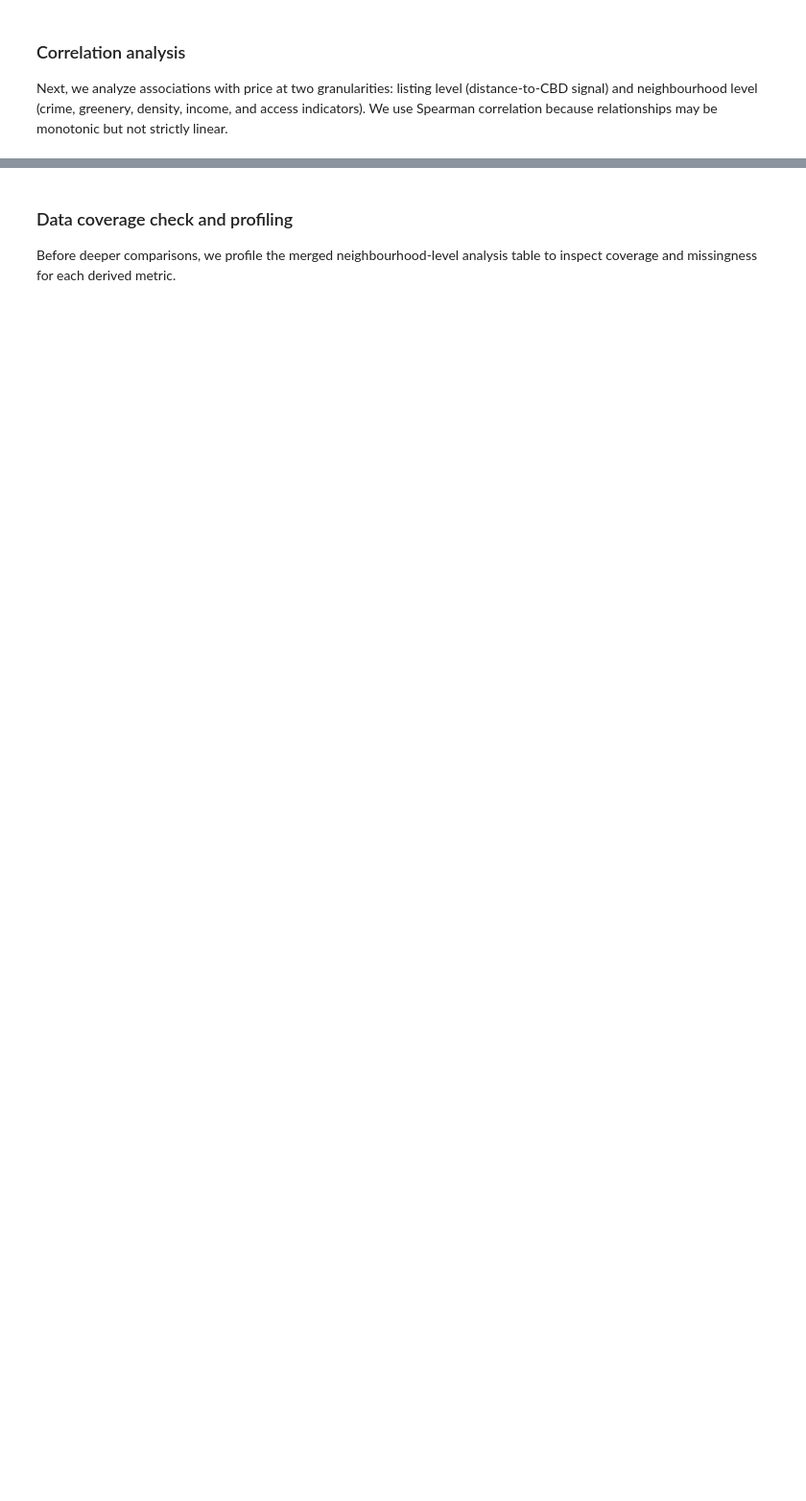
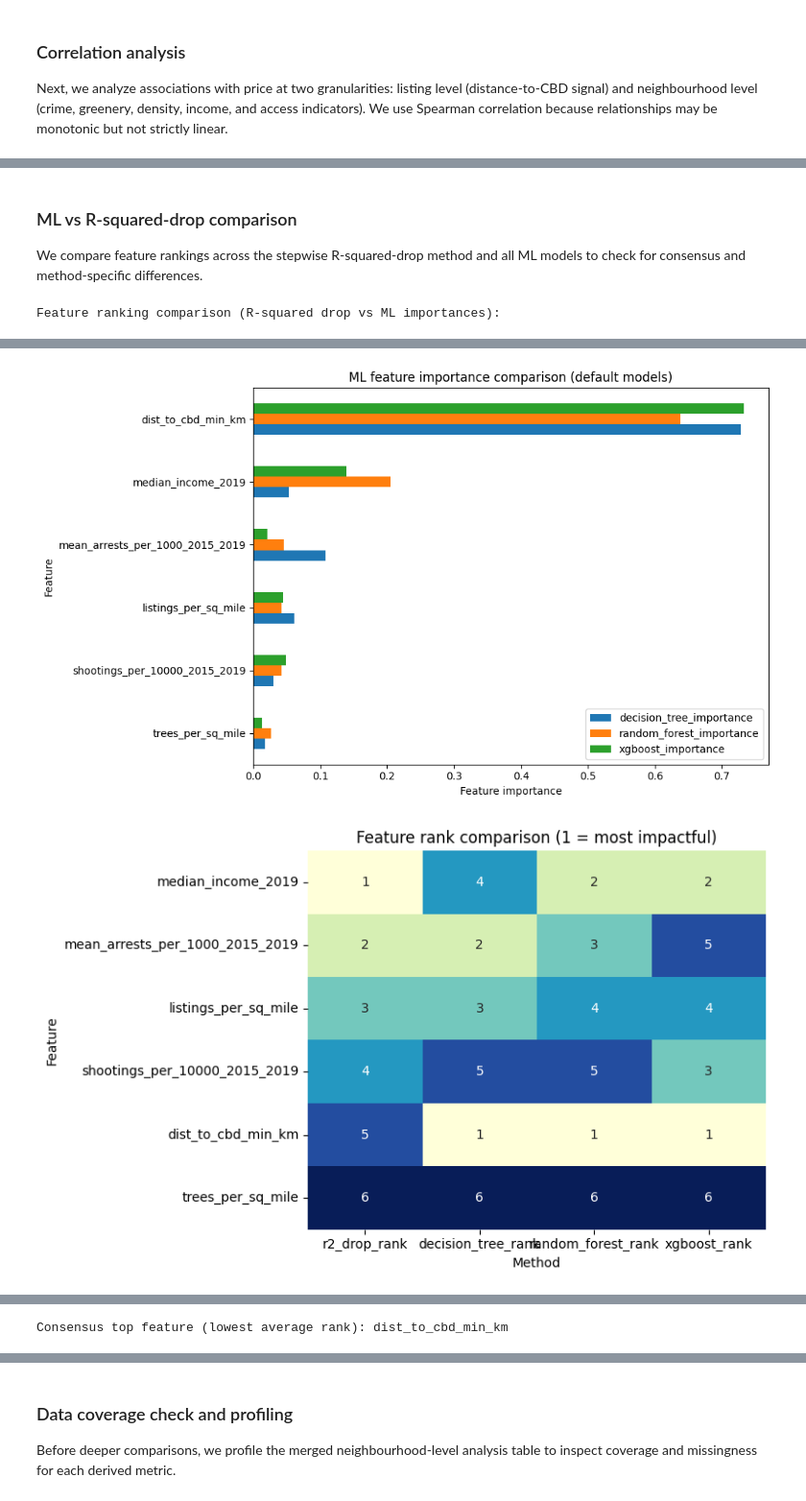
Before and after one commit to nigelyeap/airbnb_nyc, a Jupyter notebook: SC3021 cleaned_ys.ipynb, the cells around one changed output, grey strips where cells are left out. Shown at 96% size. Saved outputs shown, nothing was run; the diff lists cells and outputs as text; code cells hidden in the pictures; blank space fills up the shorter version.

```diff
--- a/SC3021 cleaned_ys.ipynb
+++ b/SC3021 cleaned_ys.ipynb
@@ -1547,0 +1666,71 @@ Spearman correlation with average_price (neighbourhood level):
+# %% [markdown]
+### ML vs R-squared-drop comparison
+
+We compare feature rankings across the stepwise R-squared-drop method and all ML models to check for consensus and method-specific differences.
+# %%
+# Merge stepwise R-squared ranking with ML feature importances
+r2_rank_view = r2_drop_df[['feature_removed', 'r2_drop', 'r2_drop_rank']].rename(columns={'feature_removed': 'feature'})
+
+comparison_df = ml_importance_df.merge(r2_rank_view, on='feature', how='left')
+comparison_df = comparison_df.sort_values('random_forest_importance', ascending=False).reset_index(drop=True)
+
+comparison_df['decision_tree_rank'] = comparison_df['decision_tree_importance'].rank(ascending=False, method='min').astype(int)
+comparison_df['random_forest_rank'] = comparison_df['random_forest_importance'].rank(ascending=False, method='min').astype(int)
+comparison_df['xgboost_rank'] = comparison_df['xgboost_importance'].rank(ascending=False, method='min').astype(int)
+comparison_df['avg_rank'] = comparison_df[[
+    'r2_drop_rank', 'decision_tree_rank', 'random_forest_rank', 'xgboost_rank'
+]].mean(axis=1)
+
+print('Feature ranking comparison (R-squared drop vs ML importances):')
+display(comparison_df)
+
+# Grouped horizontal bar chart of ML feature importances
+plot_df = comparison_df.set_index('feature')[[
+    'decision_tree_importance',
+    'random_forest_importance',
+    'xgboost_importance',
+]].sort_values('random_forest_importance', ascending=True)
+
+plot_df.plot(kind='barh', figsize=(10, 6))
+plt.xlabel('Feature importance')
+plt.ylabel('Feature')
+plt.title('ML feature importance comparison (default models)')
+plt.tight_layout()
+plt.show()
+
+# Rank heatmap for cross-method comparison
+rank_heatmap_df = comparison_df.set_index('feature')[[
+    'r2_drop_rank',
+    'decision_tree_rank',
+    'random_forest_rank',
+    'xgboost_rank'
+]].sort_values('r2_drop_rank')
+
+plt.figure(figsize=(8, 5))
+sns.heatmap(rank_heatmap_df, annot=True, fmt='d', cmap='YlGnBu', cbar=False)
+plt.title('Feature rank comparison (1 = most impactful)')
+plt.xlabel('Method')
+plt.ylabel('Feature')
+plt.tight_layout()
+plt.show()
+
+# Individual importance charts (appendix-style detail)
+fig, axes = plt.subplots(1, 3, figsize=(16, 4), sharey=True)
+for ax, col, title in [
+    (axes[0], 'decision_tree_importance', 'Decision Tree'),
+    (axes[1], 'random_forest_importance', 'Random Forest'),
+    (axes[2], 'xgboost_importance', 'XGBoost'),
+]:
+    model_view = comparison_df[['feature', col]].sort_values(col, ascending=True)
+    ax.barh(model_view['feature'], model_view[col])
+    ax.set_title(f'{title} importance')
+    ax.set_xlabel('Importance')
+
+axes[0].set_ylabel('Feature')
+plt.tight_layout()
+plt.show()
+
+consensus_top_feature = comparison_df.sort_values('avg_rank', ascending=True).iloc[0]['feature']
+print('Consensus top feature (lowest average rank):', consensus_top_feature)
+# %% [output]
+Feature ranking comparison (R-squared drop vs ML importances):
@@ -1547,0 +1744,2 @@ Spearman correlation with average_price (neighbourhood level):
+[figure, added]
+[figure, added]
@@ -1547,0 +1747 @@ Spearman correlation with average_price (neighbourhood level):
+Consensus top feature (lowest average rank): dist_to_cbd_min_km
```
Also changed, not shown: parts of 62 cells of this notebook.
